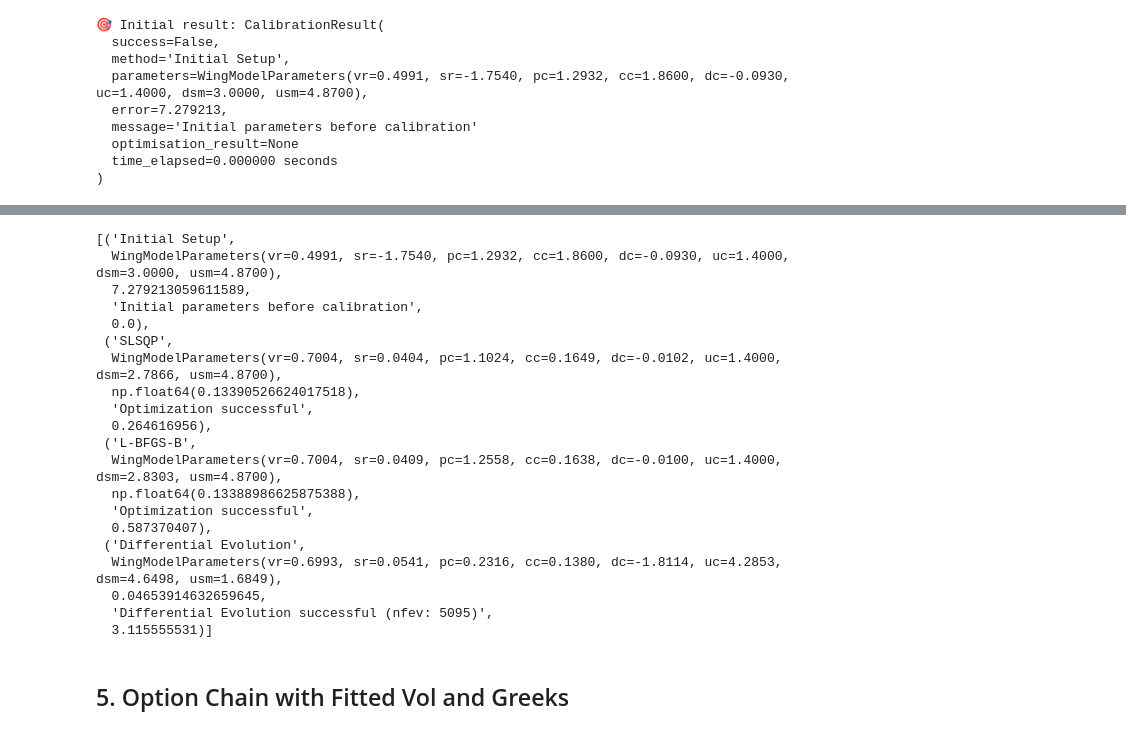
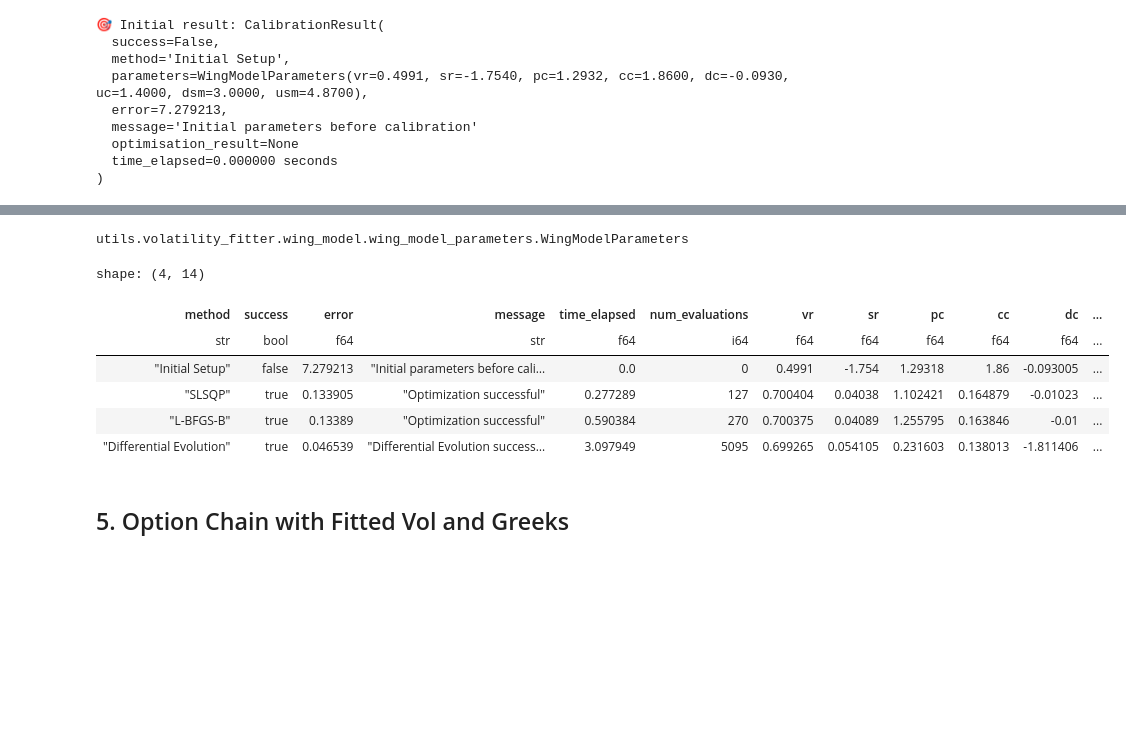
Before and after one commit to hertzC/Baseoffset-and-Volatility-Fitting-Manager, a Jupyter notebook: notebooks/volatility_fitting.ipynb, the cells around one changed output, grey strips where cells are left out. Saved outputs shown, nothing was run; the diff lists cells and outputs as text; code cells hidden in the pictures; blank space fills up the shorter version.

```diff
--- a/notebooks/volatility_fitting.ipynb
+++ b/notebooks/volatility_fitting.ipynb
@@ -309,26 +297,17 @@ Loss: 0.04653915, Success: True, Message: Differential Evolution successful (nfe
-# %%
-[(r.optimization_method, r.parameters, r.error, r.message, r.time_elapsed) for r in calibration_results]
-# %% [output]
-[('Initial Setup',
-  WingModelParameters(vr=0.4991, sr=-1.7540, pc=1.2932, cc=1.8600, dc=-0.0930, uc=1.4000, dsm=3.0000, usm=4.8700),
-  7.279213059611589,
-  'Initial parameters before calibration',
-  0.0),
- ('SLSQP',
-  WingModelParameters(vr=0.7004, sr=0.0404, pc=1.1024, cc=0.1649, dc=-0.0102, uc=1.4000, dsm=2.7866, usm=4.8700),
-  np.float64(0.13390526624017518),
-  'Optimization successful',
-  0.264616956),
- ('L-BFGS-B',
-  WingModelParameters(vr=0.7004, sr=0.0409, pc=1.2558, cc=0.1638, dc=-0.0100, uc=1.4000, dsm=2.8303, usm=4.8700),
-  np.float64(0.13388986625875388),
-  'Optimization successful',
-  0.587370407),
- ('Differential Evolution',
-  WingModelParameters(vr=0.6993, sr=0.0541, pc=0.2316, cc=0.1380, dc=-1.8114, uc=4.2853, dsm=4.6498, usm=1.6849),
-  0.04653914632659645,
-  'Differential Evolution successful (nfev: 5095)',
-  3.115555531)]
+# %%
+type(calibration_results[1].parameters)
+# %% [output]
+utils.volatility_fitter.wing_model.wing_model_parameters.WingModelParameters
+# %%
+pl.DataFrame([result.to_dict() for result in calibration_results])
+# %% [output]
+shape: (4, 14)
+| method | success | error | message | time_elapsed | num_evaluations | vr | sr | pc | cc | dc | ... |
+| str | bool | f64 | str | f64 | i64 | f64 | f64 | f64 | f64 | f64 | ... |
+| "Initial Setup" | false | 7.279213 | "Initial parameters before cali… | 0.0 | 0 | 0.4991 | -1.754 | 1.29318 | 1.86 | -0.093005 | ... |
+| "SLSQP" | true | 0.133905 | "Optimization successful" | 0.277289 | 127 | 0.700404 | 0.04038 | 1.102421 | 0.164879 | -0.01023 | ... |
+| "L-BFGS-B" | true | 0.13389 | "Optimization successful" | 0.590384 | 270 | 0.700375 | 0.04089 | 1.255795 | 0.163846 | -0.01 | ... |
+| "Differential Evolution" | true | 0.046539 | "Differential Evolution success… | 3.097949 | 5095 | 0.699265 | 0.054105 | 0.231603 | 0.138013 | -1.811406 | ... |
 # %%
 # Visualize results - Compare all calibration methods
 import numpy as np
```
Also changed, not shown: parts of 17 cells of this notebook, 15 other files.
